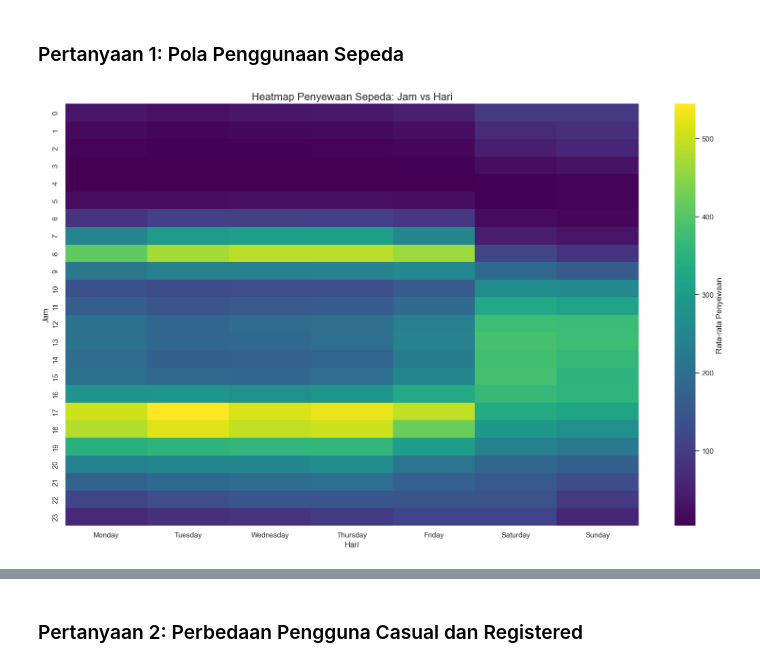
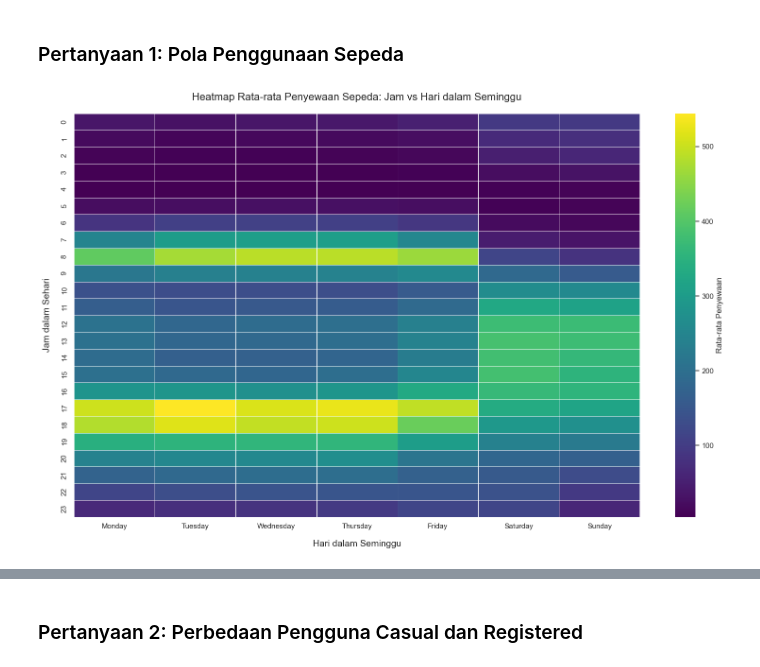
Before and after one commit to husainfadhlillah/dicoding-BikeSharing-DataAnalysisProject, a Jupyter notebook: submission/notebook.ipynb, the cells around one changed output, grey strips where cells are left out. Saved outputs shown, nothing was run; the diff lists cells and outputs as text; code cells hidden in the pictures.

```diff
--- a/submission/notebook.ipynb
+++ b/submission/notebook.ipynb
@@ -457,16 +549,21 @@ Winter                       85.6
 # %% [markdown]
 ### Pertanyaan 1: Pola Penggunaan Sepeda
 # %%
-# Heatmap jam vs hari
-hour_weekday_heatmap = hour_data.pivot_table(index='hr', columns='weekday_name', values='cnt', aggfunc='mean')
-hour_weekday_heatmap = hour_weekday_heatmap.reindex(columns=['Monday', 'Tuesday', 'Wednesday', 'Thursday', 'Friday', 'Saturday', 'Sunday'])
+# Heatmap Jam vs Hari dalam Seminggu
+weekday_order = ['Monday', 'Tuesday', 'Wednesday', 'Thursday', 'Friday', 'Saturday', 'Sunday']
+hour_weekday_heatmap_df = hour_data.pivot_table(index='hr', columns='weekday_name', values='cnt', aggfunc='mean')
+
+if set(weekday_order).issubset(set(hour_weekday_heatmap_df.columns)):
+    hour_weekday_heatmap_df = hour_weekday_heatmap_df.reindex(columns=weekday_order)
+else:
+    hour_weekday_heatmap_df = hour_weekday_heatmap_df.reindex(columns=[col for col in weekday_order if col in hour_weekday_heatmap_df.columns])
 
 plt.figure(figsize=(16, 10))
-sns.heatmap(hour_weekday_heatmap, cmap='viridis', annot=False, fmt='.0f', cbar_kws={'label': 'Rata-rata Penyewaan'})
-plt.title('Heatmap Penyewaan Sepeda: Jam vs Hari', fontsize=16)
-plt.xlabel('Hari', fontsize=12)
-plt.ylabel('Jam', fontsize=12)
+sns.heatmap(hour_weekday_heatmap_df, cmap='viridis', annot=False, fmt=".0f", linewidths=.5, cbar_kws={'label': 'Rata-rata Penyewaan'})
+plt.title('Heatmap Rata-rata Penyewaan Sepeda: Jam vs Hari dalam Seminggu', fontsize=16, pad=20)
+plt.xlabel('Hari dalam Seminggu', fontsize=14, labelpad=15)
+plt.ylabel('Jam dalam Sehari', fontsize=14, labelpad=15)
 plt.tight_layout()
 plt.show()
 # %% [output]
-[figure, old version]
+[figure, new version]
```
Also changed, not shown: parts of 35 cells of this notebook, 4 other files.
